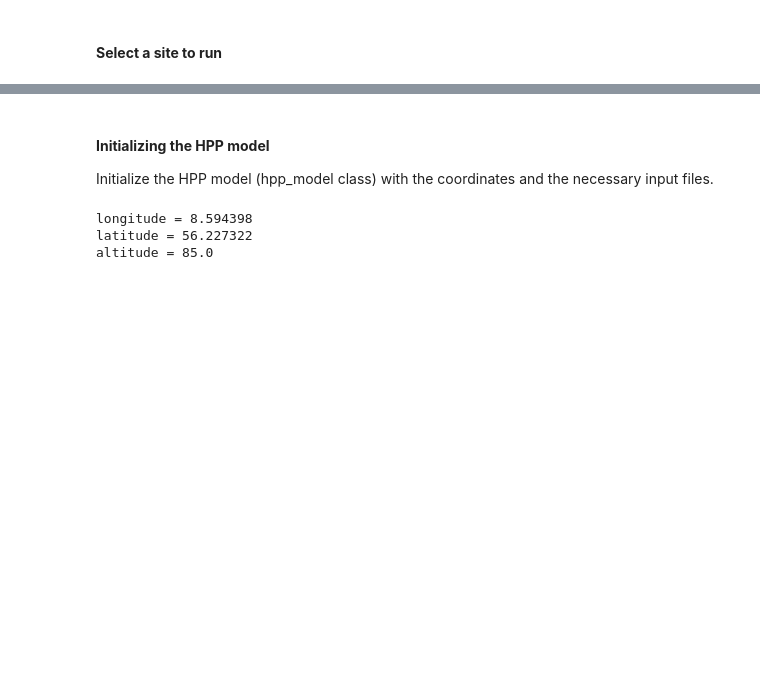
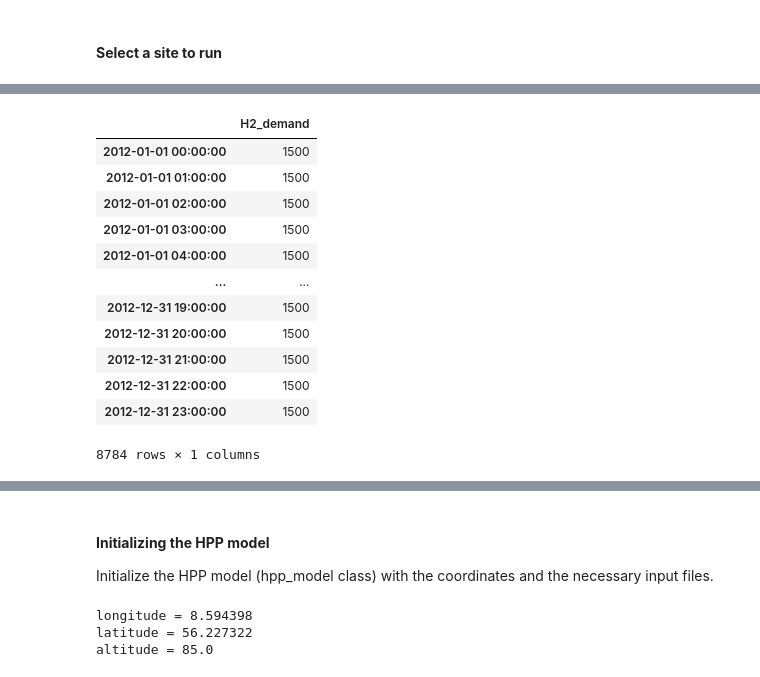
Before and after one commit to MartenDeVries96/hydesign, a Jupyter notebook: docs/notebooks/HPP_evaluation_P2X.ipynb, the cells around one changed output, grey strips where cells are left out. Cells and saved outputs as stored; diff of their text form; code cells hidden in the pictures; blank space fills up the shorter version.

```diff
--- a/docs/notebooks/HPP_evaluation_P2X.ipynb
+++ b/docs/notebooks/HPP_evaluation_P2X.ipynb
@@ -116,2 +118,22 @@ input_ts
 8784 rows × 10 columns
+# %%
+# Hydrogen demand data, when H2 offtake is infinite -> make H2_demand values very high (1e6) in H2_demand.csv file and penalty_H2 as '0' in hpp_pars.yml file
+H2_demand_fn = examples_filepath+ex_site['H2_demand_col'].values[0]
+
+H2_demand_ts = pd.read_csv(H2_demand_fn, index_col=0, parse_dates=True)
+H2_demand_ts
+# %% [output]
+|  | H2_demand |
+| 2012-01-01 00:00:00 | 1500 |
+| 2012-01-01 01:00:00 | 1500 |
+| 2012-01-01 02:00:00 | 1500 |
+| 2012-01-01 03:00:00 | 1500 |
+| 2012-01-01 04:00:00 | 1500 |
+| ... | ... |
+| 2012-12-31 19:00:00 | 1500 |
+| 2012-12-31 20:00:00 | 1500 |
+| 2012-12-31 21:00:00 | 1500 |
+| 2012-12-31 22:00:00 | 1500 |
+| 2012-12-31 23:00:00 | 1500 |
+8784 rows × 1 columns
 # %%
```
Also changed, not shown: parts of 9 cells of this notebook, 20 other files.
